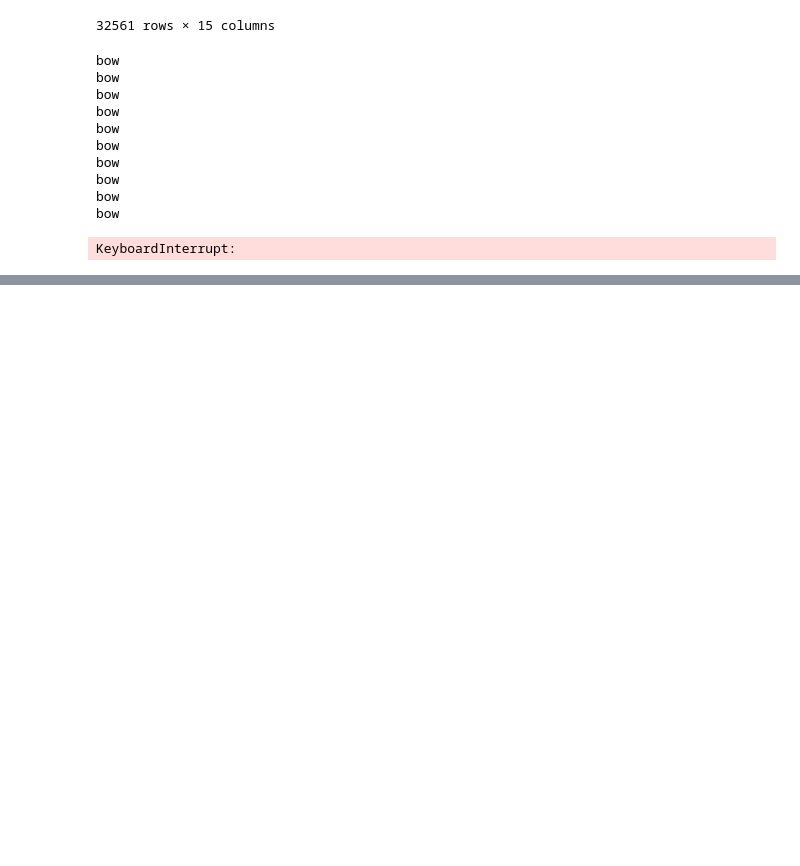
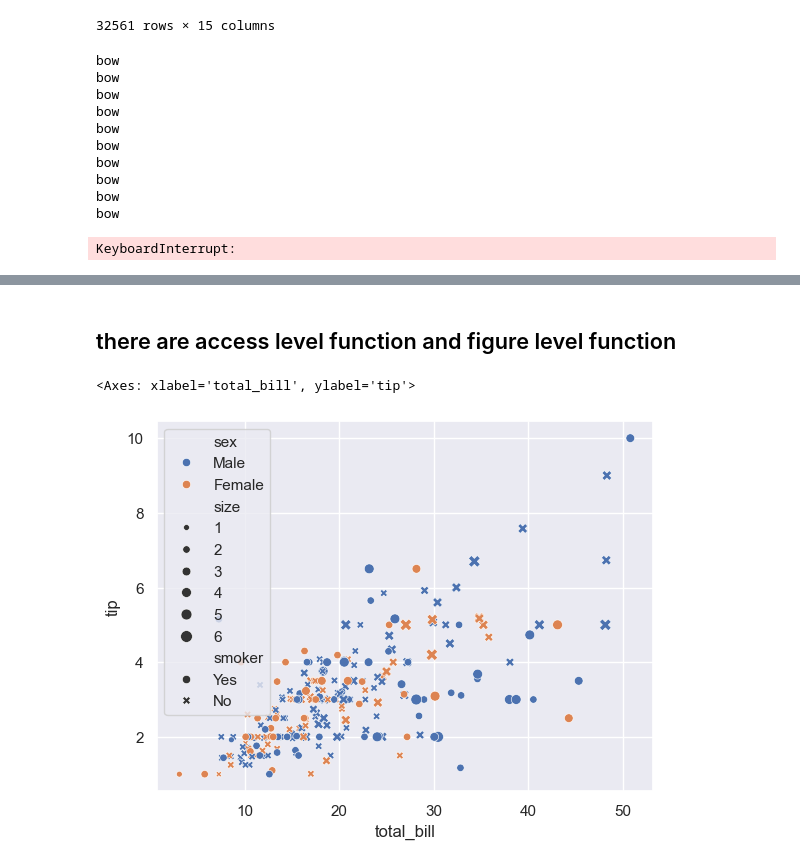
Before and after one commit to FaresEsmail-eng/Projects, a Jupyter notebook: Testing.ipynb, the cells around one changed output, grey strips where cells are left out. Drawn from its saved outputs; the diff is of its cells as text; code cells hidden in the pictures; blank space fills up the shorter version.

```diff
--- a/Testing.ipynb
+++ b/Testing.ipynb
@@ -129,0 +203,3 @@ KeyboardInterrupt:
+# %%
+tips_data = sns.load_dataset('tips')
+tips_data
@@ -129,0 +220,7 @@ KeyboardInterrupt:
+# %% [markdown]
+## there are access level function and figure level function
+# %%
+sns.scatterplot(tips_data, x='total_bill',y='tip' , hue='sex' , size='size', style='smoker')
+# %% [output]
+<Axes: xlabel='total_bill', ylabel='tip'>
+[figure, added]
```
Also changed, not shown: parts of 89 cells of this notebook, 35 other files.
